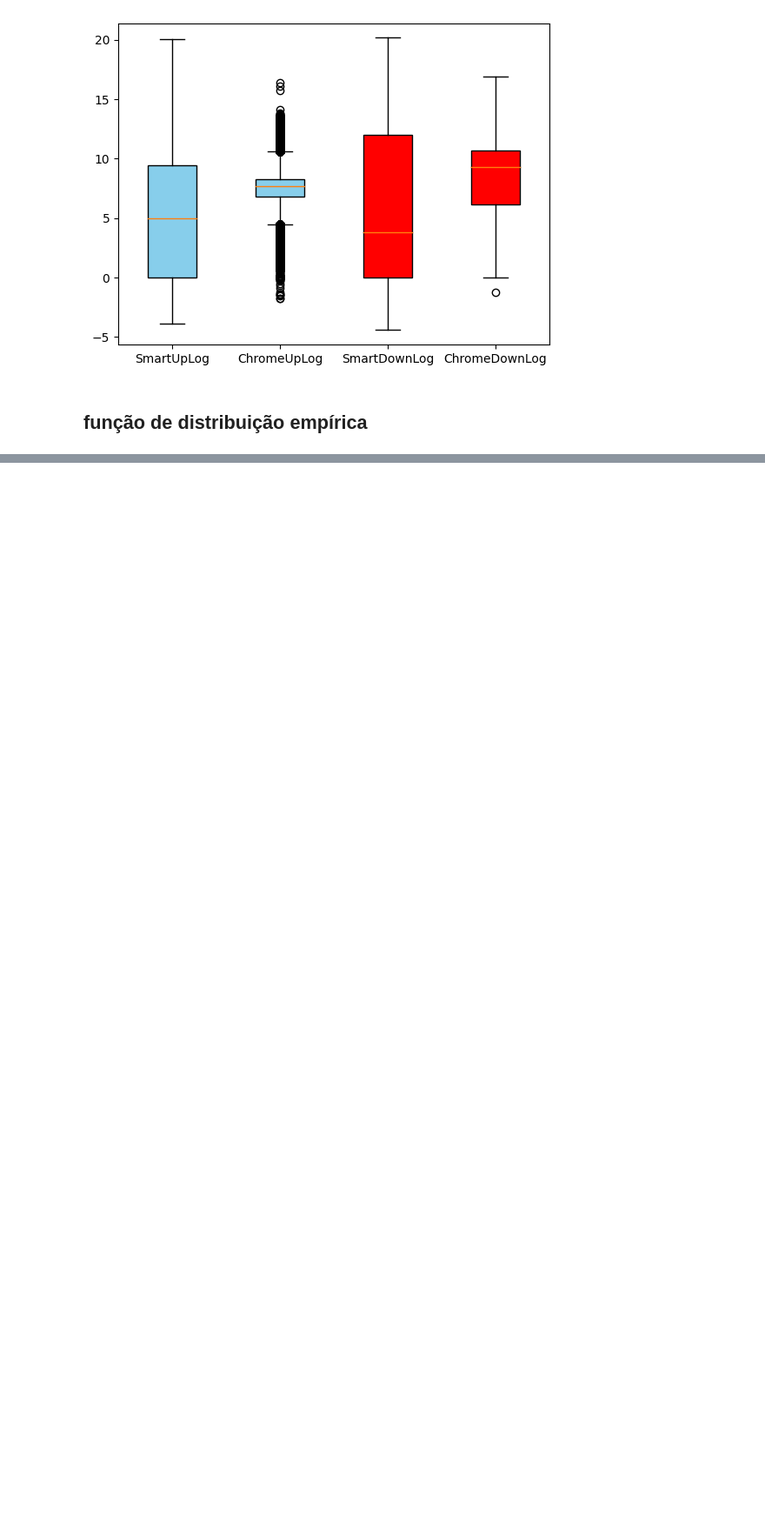
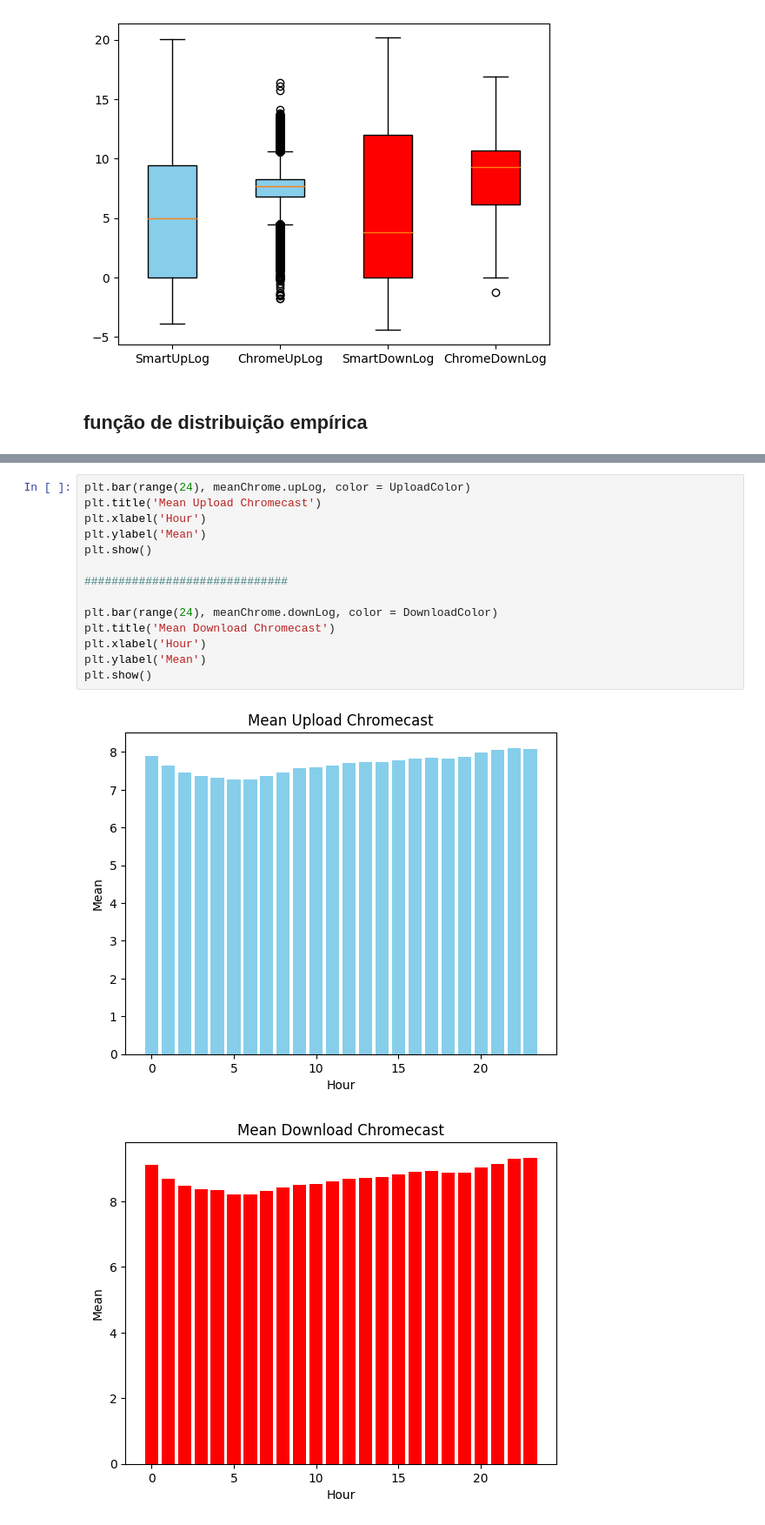
Before and after one commit to VieiraEnzo/TrabProbest, a Jupyter notebook: main.ipynb, the cells around one changed output, grey strips where cells are left out. Shown at 87% size. Saved outputs shown, nothing was run; the diff lists cells and outputs as text; blank space fills up the shorter version.

```diff
--- a/main.ipynb
+++ b/main.ipynb
@@ -322,0 +408,17 @@ plt.show()
+# %%
+plt.bar(range(24), meanChrome.upLog, color = UploadColor)
+plt.title('Mean Upload Chromecast')
+plt.xlabel('Hour')
+plt.ylabel('Mean')
+plt.show()
+
+##############################
+
+plt.bar(range(24), meanChrome.downLog, color = DownloadColor)
+plt.title('Mean Download Chromecast')
+plt.xlabel('Hour')
+plt.ylabel('Mean')
+plt.show()
+# %% [output]
+[figure, added]
+[figure, added]
```
Also changed, not shown: parts of 26 cells of this notebook.
